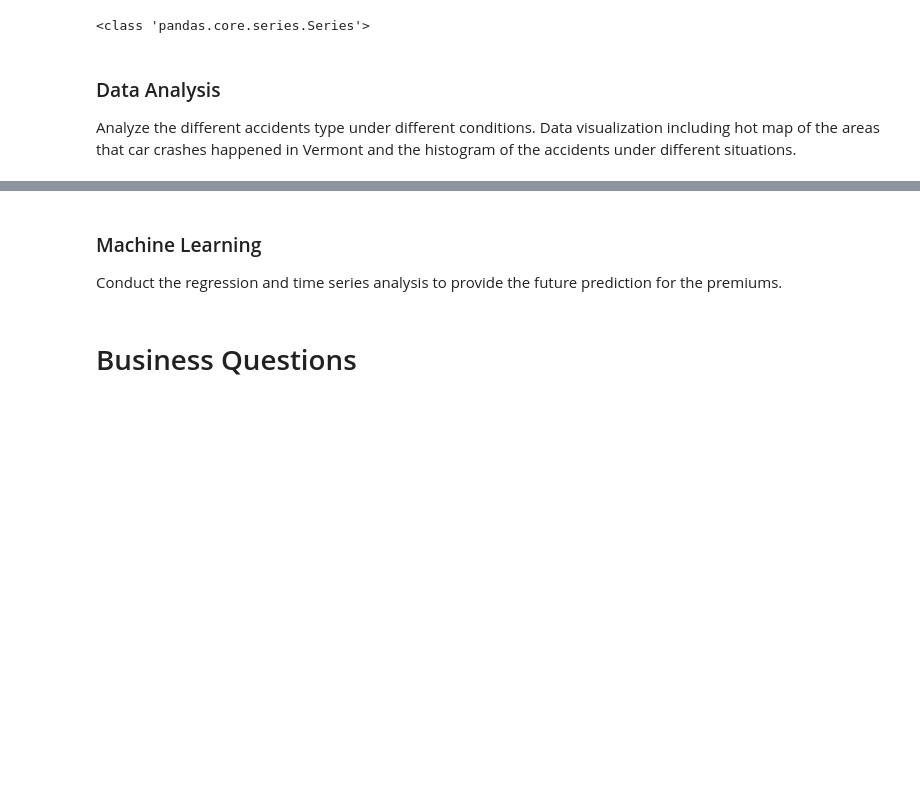
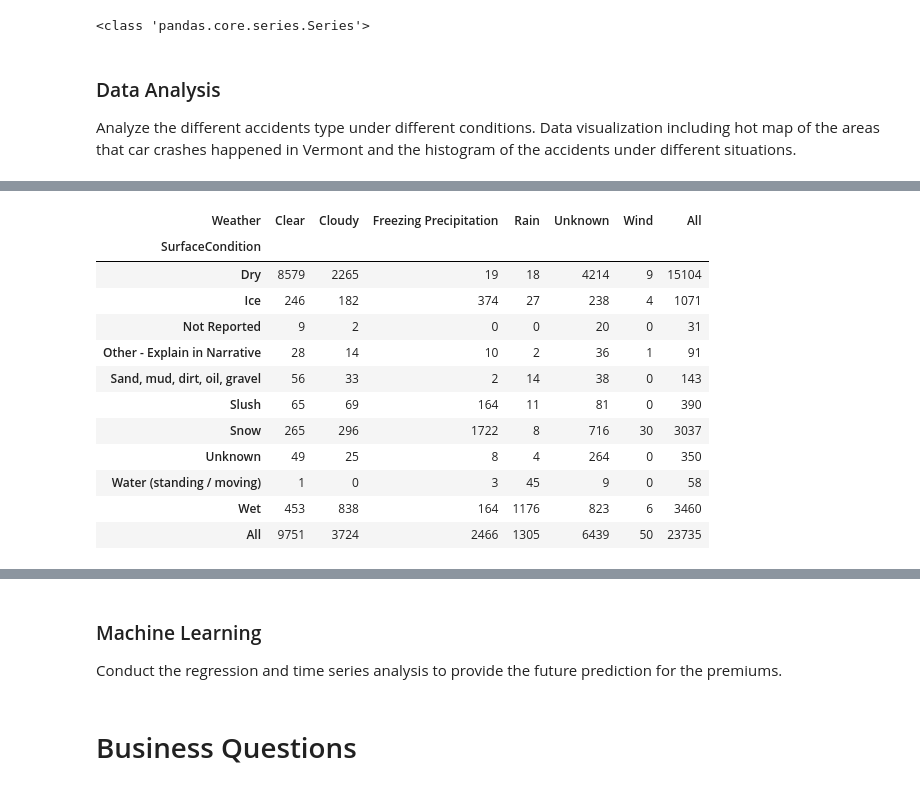
Before and after one commit to bmccxd/IST-5520-SP20-G1, a Jupyter notebook: Data Analysis-Group 1.ipynb, the cells around one changed output, grey strips where cells are left out. Saved outputs shown, nothing was run; the diff lists cells and outputs as text; code cells hidden in the pictures; blank space fills up the shorter version.

Commit message:
revised mistake in cleaning part; finished data summarization

```diff
--- a/Data Analysis-Group 1.ipynb
+++ b/Data Analysis-Group 1.ipynb
@@ -58,8 +58,11 @@ This dataset contains 36 columns listed below. Some of the key information inclu
 
 Use Pandas/Numpy/Scipy for datasets manipulation.
 # %%
+# Import modules
 import pandas as pd
+import numpy as np
 
+# Import and clean data, deal with missing values
 years = [2015, 2016, 2017, 2018]
 df_dict = {year:pd.read_csv("VT_Crashes__{}.csv".format(str(year))) for year in years}
 
@@ -87,11 +90,10 @@ df = pd.concat(df_dict.values(), sort=True)
 df = df.drop(columns=['ACCIDENTTI','AOTROADWAYGROUPid','AOTROUTEid','CITYORTOWNid','MILEMARKER1','MILEMARKER_1',
                       'MILEMARKER_2','NUMBER','NUMBER1','NUMBER2','NUMBER3','OBJECTID','RDFLNAME','REPORTINGAGENCYid',
                       'VCSG_AOTROUTEid','VCSG_CITYORTOWNid','NORTHING','EASTING','DIRFROMNEA','CrashType',
-                     'DISTANCE_1','POSTEDSPEE','VCSG_LATITUDE','VCSG_LONGITUDE','Route'])
+                     'DISTANCE_1','POSTEDSPEE','VCSG_LATITUDE','VCSG_LONGITUDE','Route', 'AOTROADWAY'])
 
 df['AOTACTUALMILEPOINT'] = df['AOTACTUALMILEPOINT'].fillna("Unmarked")
 df['AOTROUTE'] = df['AOTROUTE'].fillna("Unknown")
-df['AOTROADWAY'] = df['AOTROADWAY'].fillna("Unknown")
 df['Animal'] = df['Animal'].fillna("Unknown")
 df['CITYORTOWN'] = df['CITYORTOWN'].fillna("Unknown")
 df['DIROFCOLLI'] = df['DIROFCOLLI'].fillna("Unknown")
@@ -105,8 +107,6 @@ df['NonReportableAddress'] = df['NonReportableAddress'].fillna("Reportable")
 df['RoadCharacteristics'] = df['RoadCharacteristics'].fillna("Unknown")
 df['Weather'] = df['Weather'].fillna("Unknown")
 df['STREETADDRESS'] = df['STREETADDRESS'].fillna("Unknown")
-
-import numpy as np
 
 values_dist = df.DayNight.value_counts(normalize=True)
 missing = df['DayNight'].isnull()
@@ -148,0 +348,16 @@ Analyze the different accidents type under different conditions. Data visualizat
+# %%
+pd.crosstab( df['SurfaceCondition'], df['Weather'], margins=True)
+# %% [output]
+| Weather | Clear | Cloudy | Freezing Precipitation | Rain | Unknown | Wind | All |
+| SurfaceCondition |  |  |  |  |  |  |  |
+| Dry | 8579 | 2265 | 19 | 18 | 4214 | 9 | 15104 |
+| Ice | 246 | 182 | 374 | 27 | 238 | 4 | 1071 |
+| Not Reported | 9 | 2 | 0 | 0 | 20 | 0 | 31 |
+| Other - Explain in Narrative | 28 | 14 | 10 | 2 | 36 | 1 | 91 |
+| Sand, mud, dirt, oil, gravel | 56 | 33 | 2 | 14 | 38 | 0 | 143 |
+| Slush | 65 | 69 | 164 | 11 | 81 | 0 | 390 |
+| Snow | 265 | 296 | 1722 | 8 | 716 | 30 | 3037 |
+| Unknown | 49 | 25 | 8 | 4 | 264 | 0 | 350 |
+| Water (standing / moving) | 1 | 0 | 3 | 45 | 9 | 0 | 58 |
+| Wet | 453 | 838 | 164 | 1176 | 823 | 6 | 3460 |
+| All | 9751 | 3724 | 2466 | 1305 | 6439 | 50 | 23735 |
```
Also changed, not shown: parts of 16 cells of this notebook, 2 other files.
